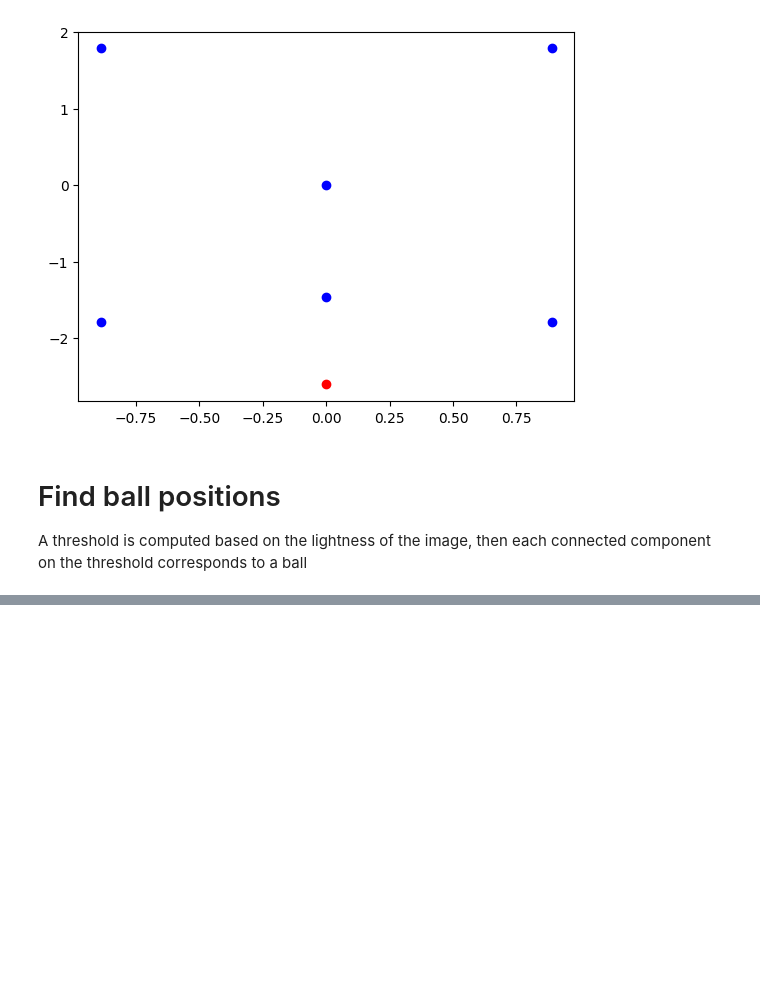
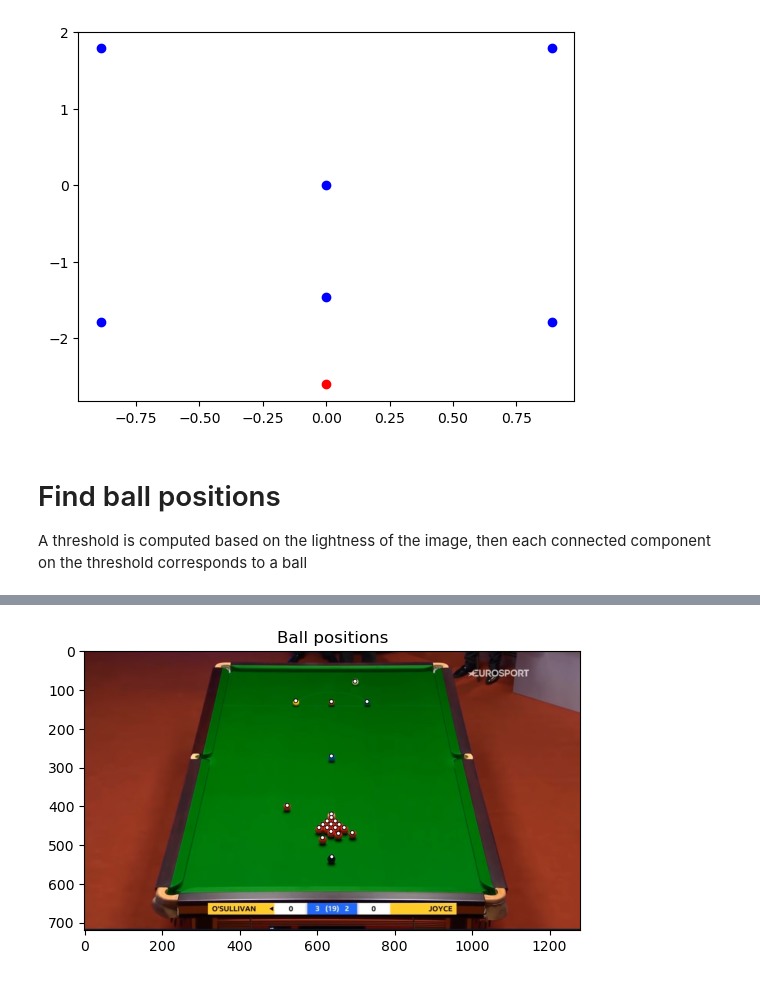
Before and after one commit to SamuelCorecco/Computer_Vision_Project, a Jupyter notebook: Task2.ipynb, the cells around one changed output, grey strips where cells are left out. Drawn from its saved outputs; the diff is of its cells as text; code cells hidden in the pictures; blank space fills up the shorter version.

Commit message:
Aggiunto il codice effettivo per la ball position

```diff
--- a/Task2.ipynb
+++ b/Task2.ipynb
@@ -939,17 +939,5 @@ image_grayscale = np.where(temp > 0, image_grayscale, 0)
 plt.imshow(image_grayscale, cmap='gray')
 plt.title('Filtered image')
 plt.show()
-
-image_grayscale = image_grayscale.astype('uint8')
-(totalLabels, label_ids, values, centroid) = cv2.connectedComponentsWithStats(image_grayscale)
-
-centroid = centroid[2:]
-new_image = image_rgb.copy()
-for i, point in enumerate(centroid):
-    cv2.circle(new_image, (int(point[0]), int(point[1])), 6, (0, 0, 0), -1)
-    cv2.circle(new_image, (int(point[0]), int(point[1])), 4, (255, 255, 255), -1)
-plt.imshow(new_image)
-plt.title('Ball positions')
-plt.show()
 # %% [output]
 [figure]
@@ -956,0 +959,33 @@ plt.show()
+# %%
+white_points_x = np.nonzero(np.sum(image_grayscale, axis=0))[0]
+white_points_y = np.nonzero(np.sum(image_grayscale, axis=1))[0]
+white_points_x = find_ranges(white_points_x)
+white_points_y = find_ranges(white_points_y)
+if white_points_x[0][0] == white_points_x[0][1] and white_points_y[0][0] == white_points_y[0][1]:
+    white_points_x = white_points_x[1:]
+    white_points_y = white_points_y[1:]
+
+centroids = []
+for i in white_points_x:
+    for j in white_points_y:
+        if np.sum(image_grayscale[j[0]:j[1],i[0]:i[1]] != 0):
+            image_grayscale_2 = np.zeros(image_grayscale.shape)
+            image_grayscale_2[j[0]:j[1],i[0]:i[1]] = image_grayscale[j[0]:j[1],i[0]:i[1]]
+            white_points_x_2 = np.nonzero(np.sum(image_grayscale_2, axis=0))[0]
+            white_points_y_2 = np.nonzero(np.sum(image_grayscale_2, axis=1))[0]
+            white_points_x_2 = find_ranges(white_points_x_2)
+            white_points_y_2 = find_ranges(white_points_y_2)
+            for i2 in white_points_x_2:
+                for j2 in white_points_y_2:
+                    if np.sum(image_grayscale_2[j2[0]:j2[1],i2[0]:i2[1]] != 0):
+                        centroids.append([(i2[0]+i2[1])//2,(j2[0]+j2[1])//2])
+# %%
+new_image = image_rgb.copy()
+for i, point in enumerate(centroids):
+    cv2.circle(new_image, (int(point[0]), int(point[1])), 6, (0, 0, 0), -1)
+    cv2.circle(new_image, (int(point[0]), int(point[1])), 4, (255, 255, 255), -1)
+plt.imshow(new_image)
+plt.title('Ball positions')
+plt.show()
+# %% [output]
+[figure, added]
```
Also changed, not shown: parts of 7 cells of this notebook.
